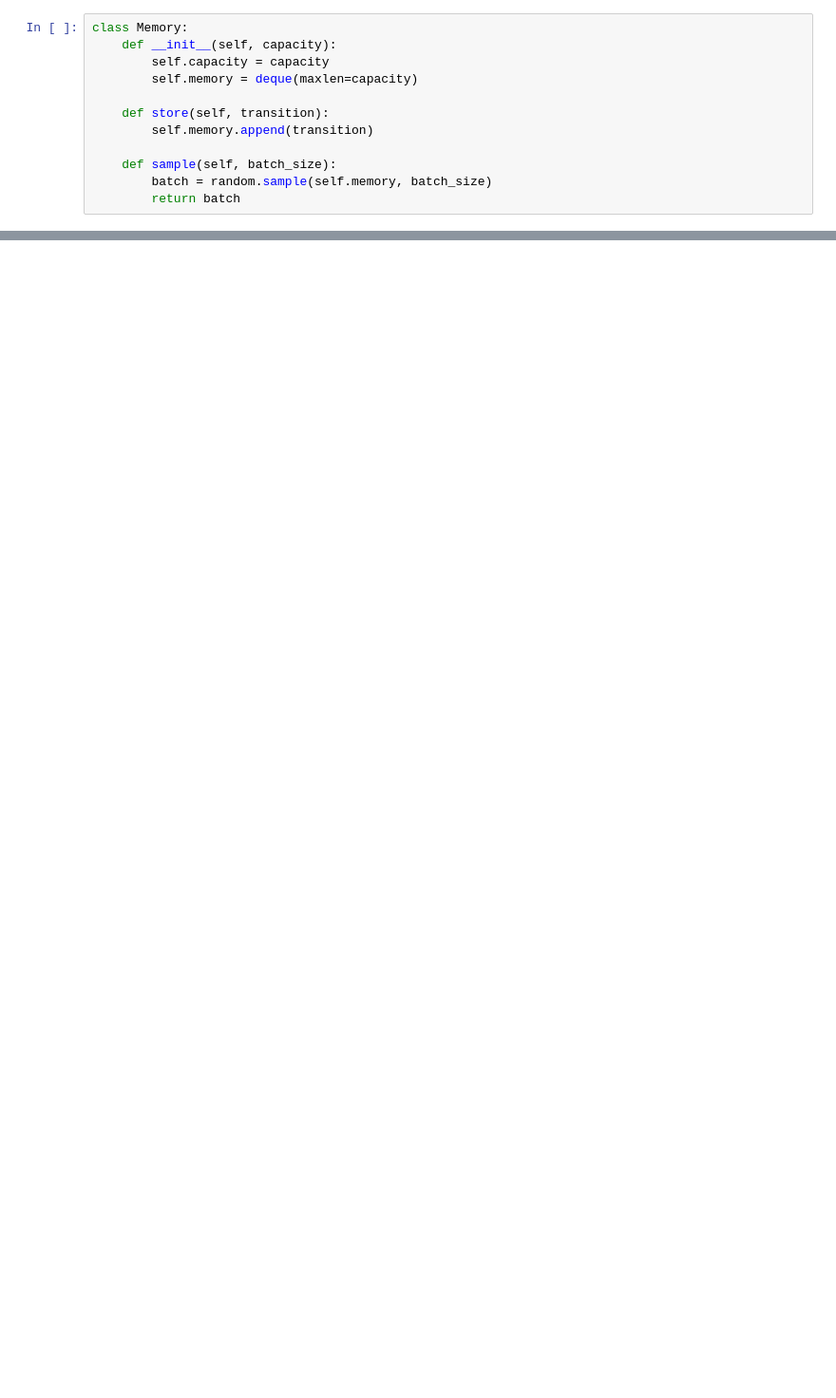
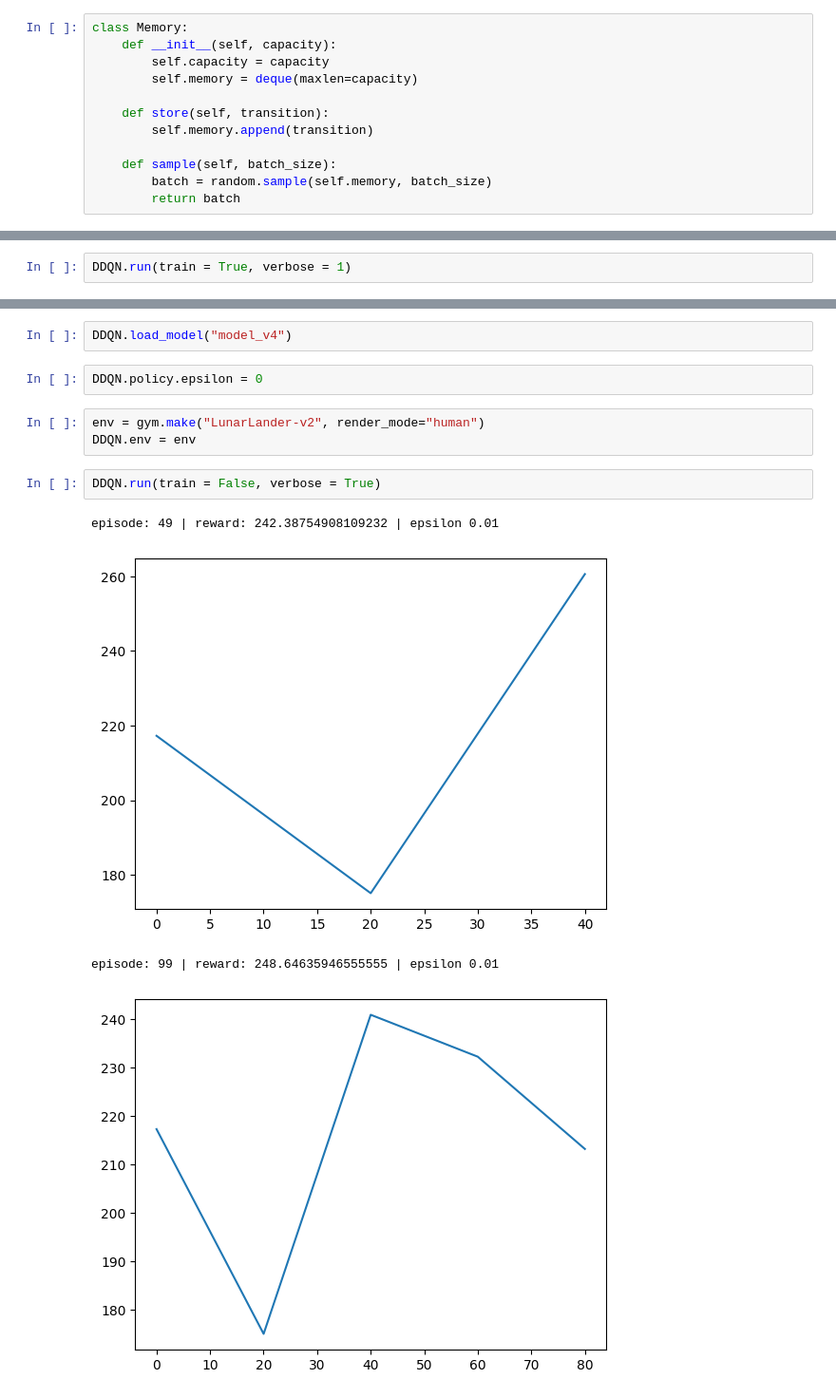
Before and after one commit to Verrem98/ReinforcementLearningLunarLander, a Jupyter notebook: main.ipynb, the cells around one changed output, grey strips where cells are left out. Shown at 95% size. Cells and saved outputs as stored; diff of their text form; blank space fills up the shorter version.

```diff
--- a/main.ipynb
+++ b/main.ipynb
@@ -159,0 +182,2 @@ agent.save_model("model")
+# %%
+DDQN.run(train = True, verbose = 1)
@@ -159,0 +193,14 @@ agent.save_model("model")
+# %%
+DDQN.load_model("model_v4")
+# %%
+DDQN.policy.epsilon = 0
+# %%
+env = gym.make("LunarLander-v2", render_mode="human")
+DDQN.env = env
+# %%
+DDQN.run(train = False, verbose = True)
+# %% [output]
+episode: 49 | reward: 242.38754908109232 | epsilon 0.01
+[figure, added]
+episode: 99 | reward: 248.64635946555555 | epsilon 0.01
+[figure, added]
```
Also changed, not shown: parts of 13 cells of this notebook, 4 other files.
